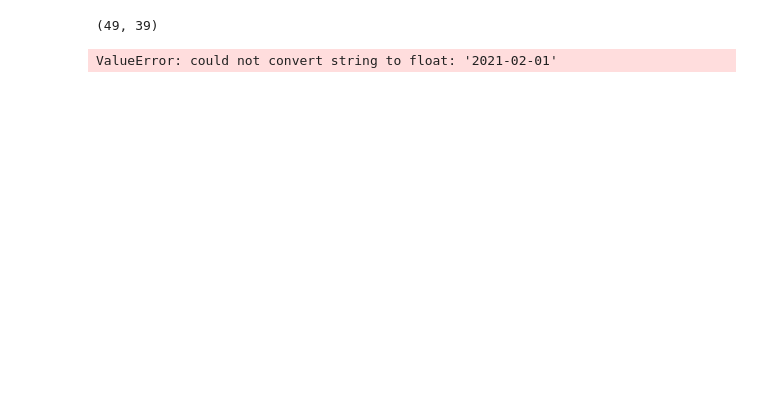
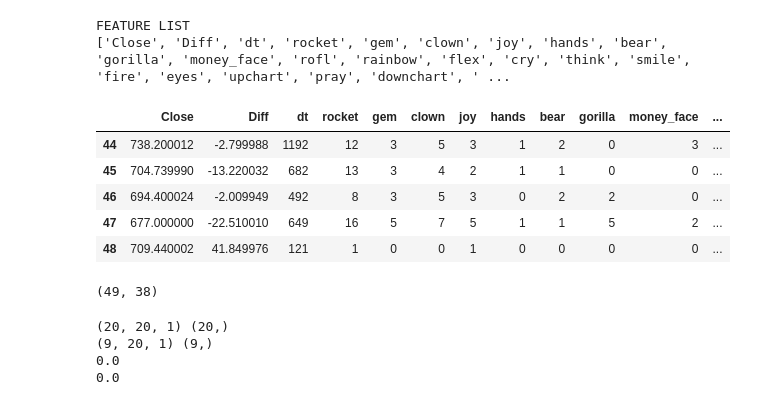
Before and after one commit to carlclifford/Capstone3, a Jupyter notebook: Capstone3_Modeling.ipynb, the cells around one changed output. Drawn from its saved outputs; the diff is of its cells as text; code cells hidden in the pictures; blank space fills up the shorter version.

```diff
--- a/Capstone3_Modeling.ipynb
+++ b/Capstone3_Modeling.ipynb
@@ -48,0 +65,2 @@ nrows
+# %%
+df = df.set_index('shortdate')
@@ -48,0 +81,18 @@ nrows
+# %%
+
+
+
+# Indexing Batches
+train_df = df.sort_values(by=['shortdate']).copy()
+
+# We safe a copy of the dates index, before we need to reset it to numbers
+date_index = train_df.index
+
+# Adding Month and Year in separate columns
+d = pd.to_datetime(train_df.index)
+train_df['Month'] = d.strftime("%m")
+train_df['Year'] = d.strftime("%Y")
+
+# We reset the index, so we can convert the date-index to a number-index
+train_df = train_df.reset_index(drop=True).copy()
+train_df.head(5)
@@ -49,23 +120,52 @@ nrows
+# %%
+# List of considered Features
+FEATURES = ['Close','Diff','dt','rocket','gem','clown','joy','hands','bear','gorilla','money_face','rofl','rainbow','flex','cry','think','smile','fire','eyes','upchart','pray','downchart','mbag','FD','DD','YOLO','ATH','HODL','DFV','MOON','STONKS','TENDIES','GAYBEARS','BAGHOLDER','DIAMONDHANDS','PAPERHANDS','JPOW','DEGENERATES']
+
+print('FEATURE LIST')
+print([f for f in FEATURES])
+
+# Create the dataset with features and filter the data to the list of FEATURES
+data = pd.DataFrame(train_df)
+data_filtered = data[FEATURES]
+
+# We add a prediction column and set dummy values to prepare the data for scaling
+data_filtered_ext = data_filtered.copy()
+data_filtered_ext['Prediction'] = data_filtered_ext['Close']
+
+# Print the tail of the dataframe
+data_filtered_ext.tail()
+# %% [output]
+FEATURE LIST
+['Close', 'Diff', 'dt', 'rocket', 'gem', 'clown', 'joy', 'hands', 'bear', 'gorilla', 'money_face', 'rofl', 'rainbow', 'flex', 'cry', 'think', 'smile', 'fire', 'eyes', 'upchart', 'pray', 'downchart', ' ...
+|  | Close | Diff | dt | rocket | gem | clown | joy | hands | bear | gorilla | money_face | ... |
+| 44 | 738.200012 | -2.799988 | 1192 | 12 | 3 | 5 | 3 | 1 | 2 | 0 | 3 | ... |
+| 45 | 704.739990 | -13.220032 | 682 | 13 | 3 | 4 | 2 | 1 | 1 | 0 | 0 | ... |
+| 46 | 694.400024 | -2.009949 | 492 | 8 | 3 | 5 | 3 | 0 | 2 | 2 | 0 | ... |
+| 47 | 677.000000 | -22.510010 | 649 | 16 | 5 | 7 | 5 | 1 | 1 | 5 | 2 | ... |
+| 48 | 709.440002 | 41.849976 | 121 | 1 | 0 | 0 | 1 | 0 | 0 | 0 | 0 | ... |
 # %%
-# Calculate the number of rows in the data
-nrows = df.shape[0]
-np_data_unscaled = np.reshape(np.array(df), (nrows, -1))
-print(np_data_unscaled.shape)
+
+# Get the number of rows in the data
+nrows = data_filtered.shape[0]
+
+# Convert the data to numpy values
+np_data_unscaled = np.array(data_filtered)
+np_data = np.reshape(np_data_unscaled, (nrows, -1))
+print(np_data.shape)
 
 # Transform the data by scaling each feature to a range between 0 and 1
-scaler = RobustScaler()
-np_data = scaler.fit_transform(np_data_unscaled)
+scaler = MinMaxScaler()
+np_data_scaled = scaler.fit_transform(np_data_unscaled)
 
 # Creating a separate scaler that works on a single column for scaling predictions
-scaler_pred = RobustScaler()
+scaler_pred = MinMaxScaler()
 df_Close = pd.DataFrame(data_filtered_ext['Close'])
 np_Close_scaled = scaler_pred.fit_transform(df_Close)
 # %% [output]
-(49, 39)
+(49, 38)
-ValueError: could not convert string to float: '2021-02-01'
 # %%
 # Set the sequence length - this is the timeframe used to make a single prediction
-sequence_length = 40 # = number of neurons in the first layer of the neural network
+sequence_length = 20 # = number of neurons in the first layer of the neural network
 
 # Prediction Index
 index_Close = 0
@@ -104,3 +204,8 @@ print(x_test.shape, y_test.shape)
 # The last close price of the second input sample should equal the first prediction value
 print(x_train[1][sequence_length-1][index_Close])
 print(y_train[0])
+# %% [output]
+(20, 20, 1) (20,)
+(9, 20, 1) (9,)
+0.0
+0.0
```
Also changed, not shown: parts of 16 cells of this notebook.
